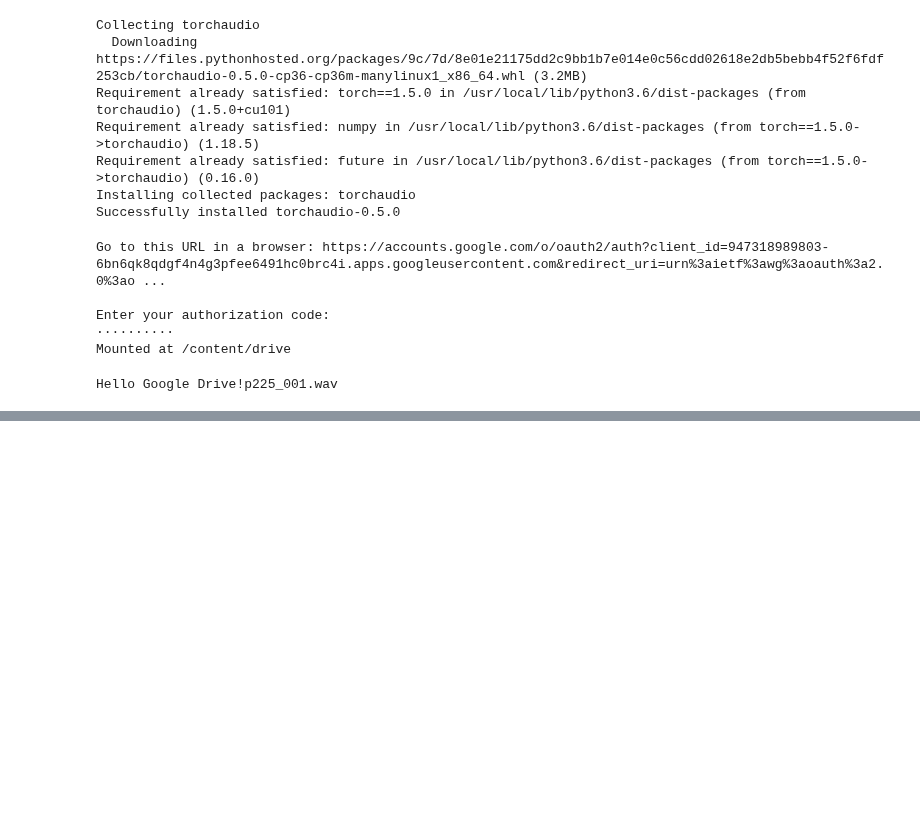
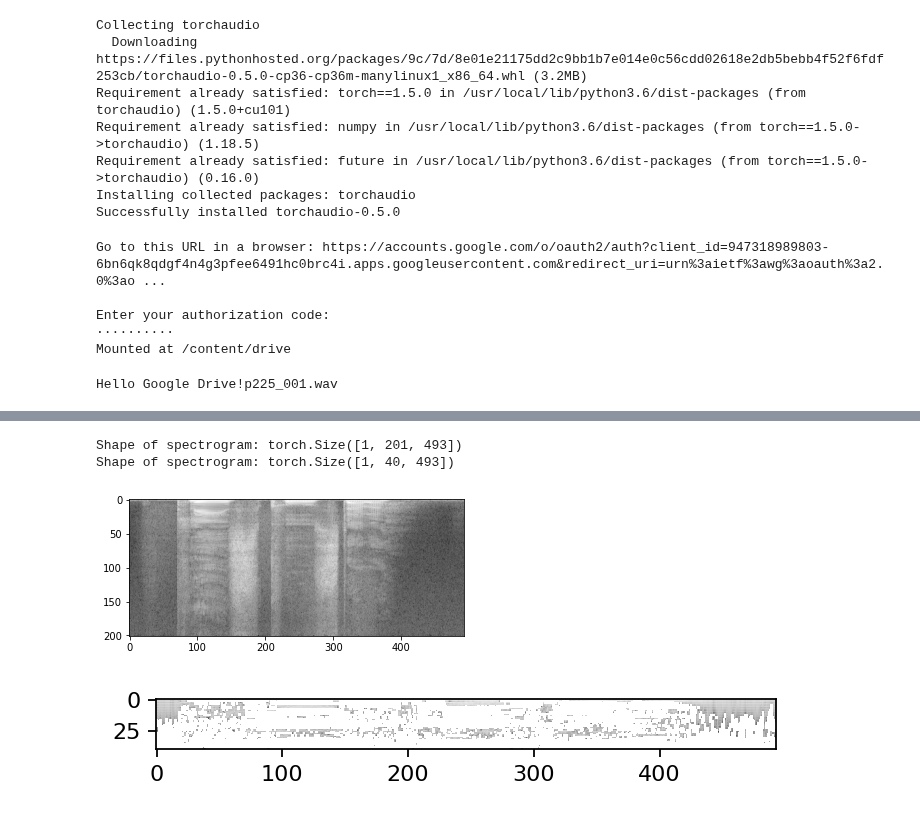
Before and after one commit to TzurV/TestMe, a Jupyter notebook: TORCHAUDIO_TUTORIAL.ipynb, the cells around one changed output, grey strips where cells are left out. Saved outputs shown, nothing was run; the diff lists cells and outputs as text; code cells hidden in the pictures; blank space fills up the shorter version.

```diff
--- a/TORCHAUDIO_TUTORIAL.ipynb
+++ b/TORCHAUDIO_TUTORIAL.ipynb
@@ -58,0 +63,27 @@ OSError: ignored
+# %%
+# Transformations
+# https://pytorch.org/tutorials/beginner/audio_preprocessing_tutorial.html#transformations
+
+# Spectrogram: Create a spectrogram from a waveform.
+specgram = torchaudio.transforms.Spectrogram()(waveform)
+
+print("Shape of spectrogram: {}".format(specgram.size()))
+
+plt.figure()
+plt.imshow(specgram.log2()[0,:,:].numpy(), cmap='gray')
+
+# MFCC: Create the Mel-frequency cepstrum coefficients from a waveform.
+MFCC = torchaudio.transforms.MFCC()(waveform)
+
+print("Shape of spectrogram: {}".format(MFCC.size()))
+
+#https://matplotlib.org/api/_as_gen/matplotlib.pyplot.figure.html#matplotlib.pyplot.figure
+fig = plt.figure(dpi=160, figsize=(5,2))
+plt.imshow(MFCC.log2()[0,:,:].numpy(), cmap='gray')
+fig.set_figheight(2)
+#fig.set_figwidth(value_width)
+# %% [output]
+Shape of spectrogram: torch.Size([1, 201, 493])
+Shape of spectrogram: torch.Size([1, 40, 493])
+[figure, added]
+[figure, added]
```
Also changed, not shown: parts of 3 cells of this notebook.
